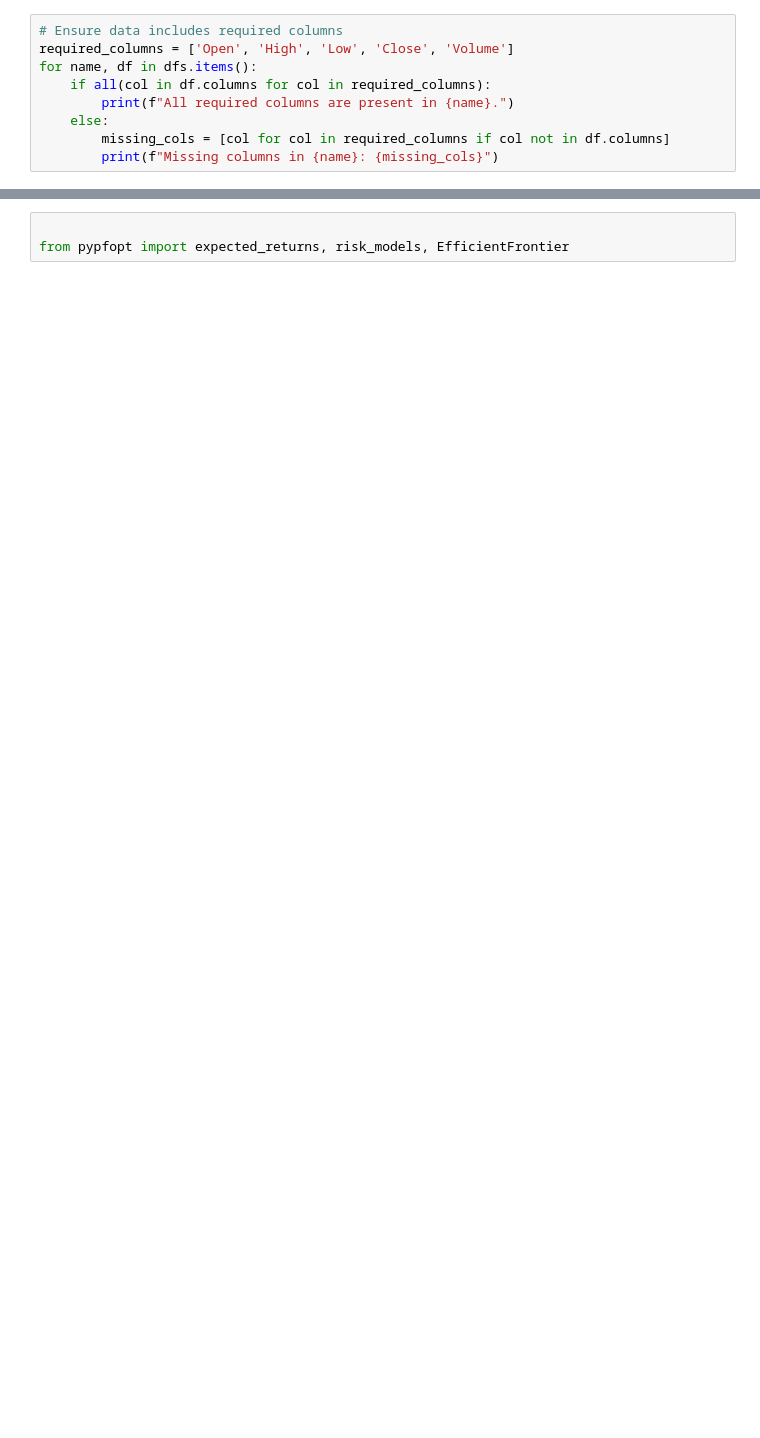
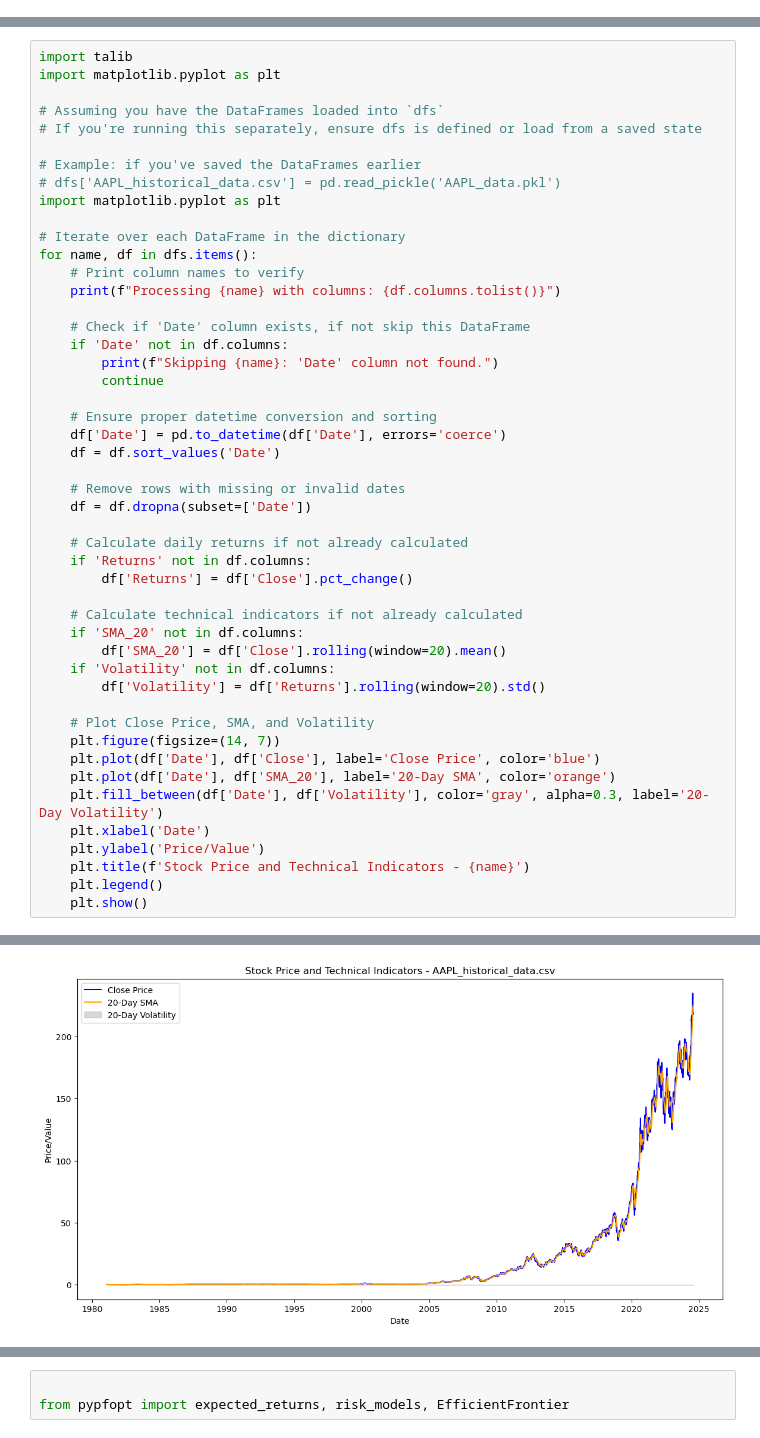
Before and after one commit to Begizew2112/kifiyaweek1, a Jupyter notebook: notebooks/task2financial_analysis.ipynb, the cells around one changed output, grey strips where cells are left out. Drawn from its saved outputs; the diff is of its cells as text; blank space fills up the shorter version.

Commit message:
TA-lib analysis and visualization

```diff
--- a/notebooks/task2financial_analysis.ipynb
+++ b/notebooks/task2financial_analysis.ipynb
@@ -50,9 +35,0 @@ for name, df in dfs.items():
-# %%
-# Ensure data includes required columns
-required_columns = ['Open', 'High', 'Low', 'Close', 'Volume']
-for name, df in dfs.items():
-    if all(col in df.columns for col in required_columns):
-        print(f"All required columns are present in {name}.")
-    else:
-        missing_cols = [col for col in required_columns if col not in df.columns]
-        print(f"Missing columns in {name}: {missing_cols}")
@@ -66,0 +36,49 @@ All required columns are present in TSLA_historical_data.csv.
+# %%
+import talib
+import matplotlib.pyplot as plt
+
+# Assuming you have the DataFrames loaded into `dfs`
+# If you're running this separately, ensure dfs is defined or load from a saved state
+
+# Example: if you've saved the DataFrames earlier
+# dfs['AAPL_historical_data.csv'] = pd.read_pickle('AAPL_data.pkl')
+import matplotlib.pyplot as plt
+
+# Iterate over each DataFrame in the dictionary
+for name, df in dfs.items():
+    # Print column names to verify
+    print(f"Processing {name} with columns: {df.columns.tolist()}")
+
+    # Check if 'Date' column exists, if not skip this DataFrame
+    if 'Date' not in df.columns:
+        print(f"Skipping {name}: 'Date' column not found.")
+        continue
+
+    # Ensure proper datetime conversion and sorting
+    df['Date'] = pd.to_datetime(df['Date'], errors='coerce')
+    df = df.sort_values('Date')
+
+    # Remove rows with missing or invalid dates
+    df = df.dropna(subset=['Date'])
+
+    # Calculate daily returns if not already calculated
+    if 'Returns' not in df.columns:
+        df['Returns'] = df['Close'].pct_change()
+
+    # Calculate technical indicators if not already calculated
+    if 'SMA_20' not in df.columns:
+        df['SMA_20'] = df['Close'].rolling(window=20).mean()
+    if 'Volatility' not in df.columns:
+        df['Volatility'] = df['Returns'].rolling(window=20).std()
+
+    # Plot Close Price, SMA, and Volatility
+    plt.figure(figsize=(14, 7))
+    plt.plot(df['Date'], df['Close'], label='Close Price', color='blue')
+    plt.plot(df['Date'], df['SMA_20'], label='20-Day SMA', color='orange')
+    plt.fill_between(df['Date'], df['Volatility'], color='gray', alpha=0.3, label='20-Day Volatility')
+    plt.xlabel('Date')
+    plt.ylabel('Price/Value')
+    plt.title(f'Stock Price and Technical Indicators - {name}')
+    plt.legend()
+    plt.show()
+# %% [output]
@@ -66,0 +86 @@ All required columns are present in TSLA_historical_data.csv.
+[figure, added]
```
Also changed, not shown: parts of 14 cells of this notebook.
